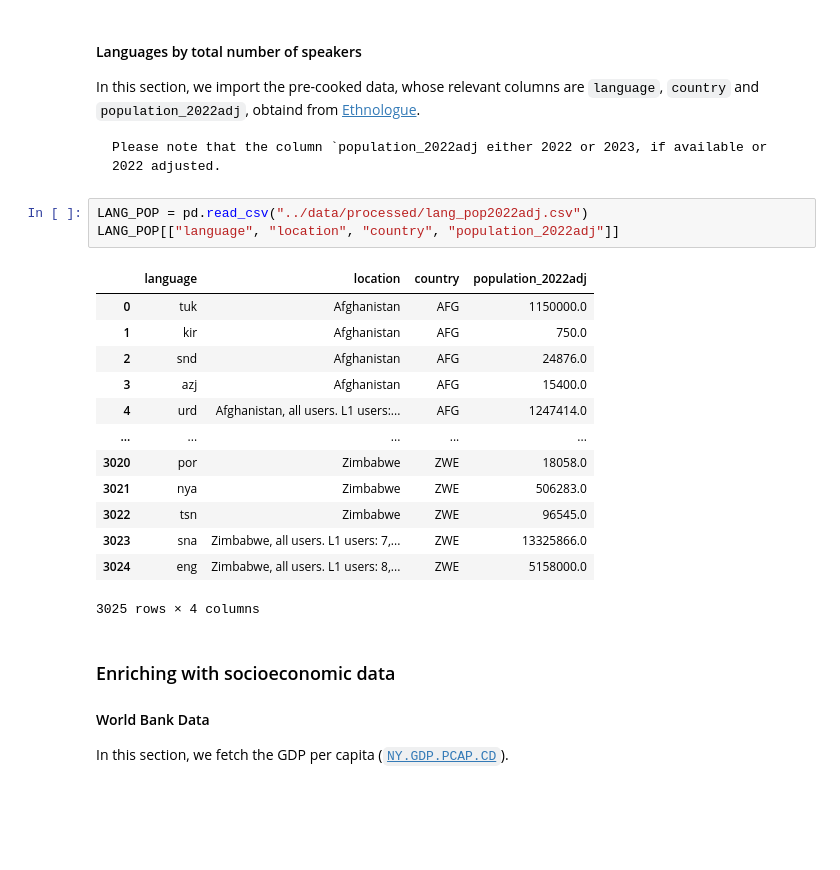
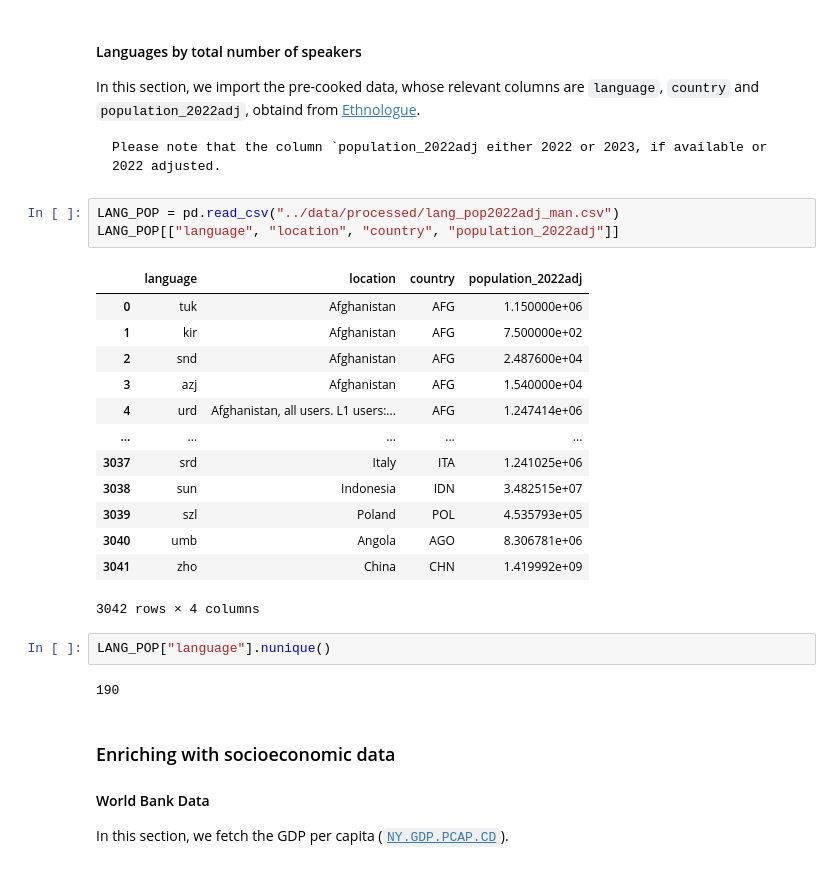
Before and after one commit to worldbank/double-jeopardy-in-llms, a Jupyter notebook: notebooks/compute-premium-costs.ipynb, the cells around one changed output. Cells and saved outputs as stored; diff of their text form; blank space fills up the shorter version.

````diff
--- a/notebooks/compute-premium-costs.ipynb
+++ b/notebooks/compute-premium-costs.ipynb
@@ -93,22 +100,26 @@ In this section, we import the pre-cooked data, whose relevant columns are `lang
 Please note that the column `population_2022adj either 2022 or 2023, if available or 2022 adjusted.
 ```
 # %%
-LANG_POP = pd.read_csv("../data/processed/lang_pop2022adj.csv")
+LANG_POP = pd.read_csv("../data/processed/lang_pop2022adj_man.csv")
 LANG_POP[["language", "location", "country", "population_2022adj"]]
 # %% [output]
 |  | language | location | country | population_2022adj |
-| 0 | tuk | Afghanistan | AFG | 1150000.0 |
-| 1 | kir | Afghanistan | AFG | 750.0 |
-| 2 | snd | Afghanistan | AFG | 24876.0 |
-| 3 | azj | Afghanistan | AFG | 15400.0 |
-| 4 | urd | Afghanistan, all users. L1 users:... | AFG | 1247414.0 |
+| 0 | tuk | Afghanistan | AFG | 1.150000e+06 |
+| 1 | kir | Afghanistan | AFG | 7.500000e+02 |
+| 2 | snd | Afghanistan | AFG | 2.487600e+04 |
+| 3 | azj | Afghanistan | AFG | 1.540000e+04 |
+| 4 | urd | Afghanistan, all users. L1 users:... | AFG | 1.247414e+06 |
 | ... | ... | ... | ... | ... |
-| 3020 | por | Zimbabwe | ZWE | 18058.0 |
-| 3021 | nya | Zimbabwe | ZWE | 506283.0 |
-| 3022 | tsn | Zimbabwe | ZWE | 96545.0 |
-| 3023 | sna | Zimbabwe, all users. L1 users: 7,... | ZWE | 13325866.0 |
-| 3024 | eng | Zimbabwe, all users. L1 users: 8,... | ZWE | 5158000.0 |
+| 3037 | srd | Italy | ITA | 1.241025e+06 |
+| 3038 | sun | Indonesia | IDN | 3.482515e+07 |
+| 3039 | szl | Poland | POL | 4.535793e+05 |
+| 3040 | umb | Angola | AGO | 8.306781e+06 |
+| 3041 | zho | China | CHN | 1.419992e+09 |
-3025 rows × 4 columns
+3042 rows × 4 columns
+# %%
+LANG_POP["language"].nunique()
+# %% [output]
+190
 # %% [markdown]
 ### Enriching with socioeconomic data
 
````
Also changed, not shown: parts of 15 cells of this notebook, 4 other files.
